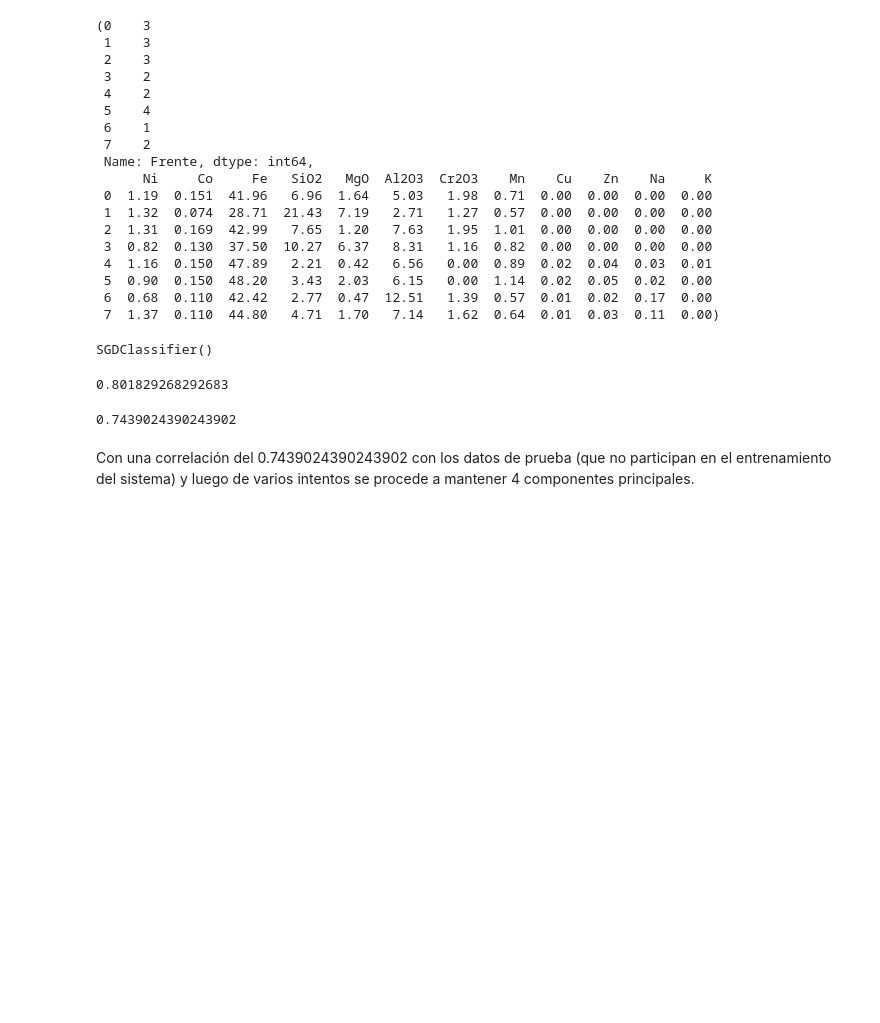
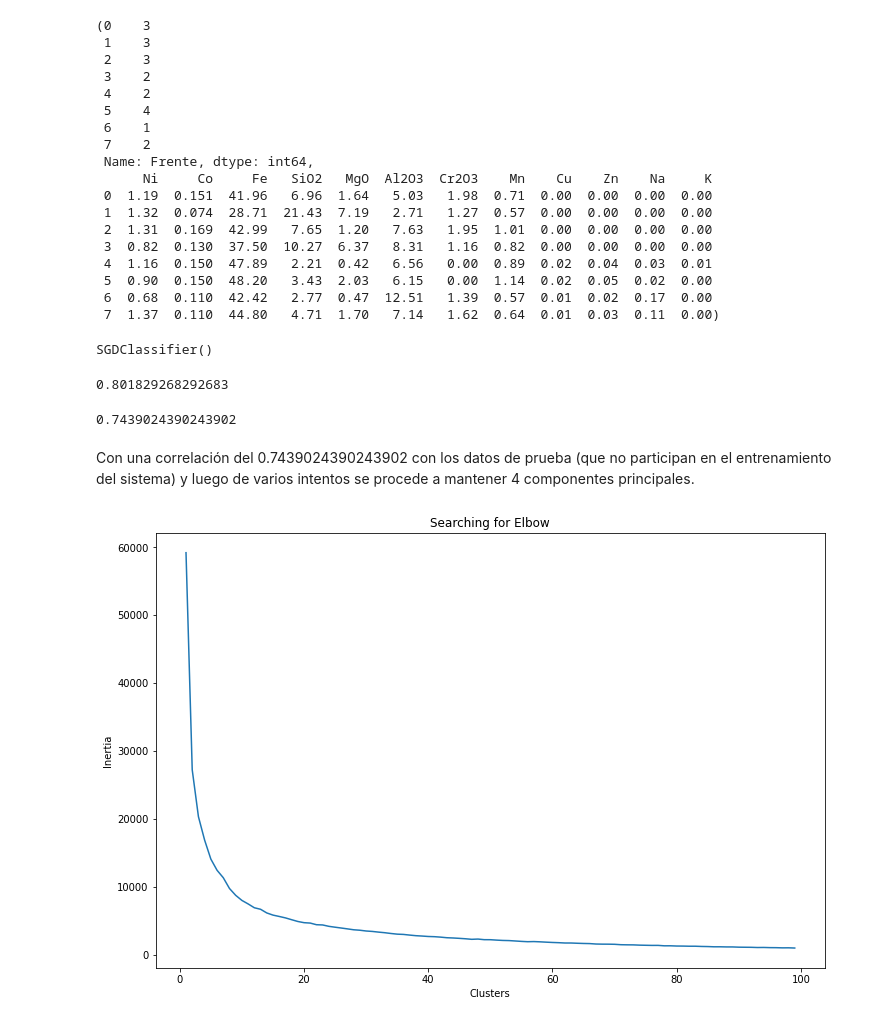
Before and after one commit to roxyconstantine-dev/Proyecto-Final-de-An-lisis-Datos, a Jupyter notebook: Borrador_Proyecto.ipynb, the cells around one changed output. Drawn from its saved outputs; the diff is of its cells as text; code cells hidden in the pictures; blank space fills up the shorter version.

```diff
--- a/Borrador_Proyecto.ipynb
+++ b/Borrador_Proyecto.ipynb
@@ -250,3 +250,29 @@ metrics.accuracy_score(y_test, pipe_test)
 0.7439024390243902
 # %% [markdown]
 Con una correlación del 0.7439024390243902 con los datos de prueba (que no participan en el entrenamiento del sistema) y luego de varios intentos se procede a mantener 4 componentes principales.
+# %%
+import seaborn as sn
+from sklearn.cluster import KMeans
+
+clusters = []
+
+for i in range(1, 100):
+    km = KMeans(n_clusters=i).fit(X)
+    clusters.append(km.inertia_)
+
+fig, ax = plt.subplots(figsize=(12, 8))
+sn.lineplot(x=list(range(1, 100)), y=clusters, ax=ax)
+ax.set_title('Searching for Elbow')
+ax.set_xlabel('Clusters')
+ax.set_ylabel('Inertia')
+
+# Annotate arrow
+ax.annotate('Possible Elbow Point', xy=(3, 140000), xytext=(3, 50000), xycoords='data',
+             arrowprops=dict(arrowstyle='->', connectionstyle='arc3', color='blue', lw=2))
+
+ax.annotate('Possible Elbow Point', xy=(5, 80000), xytext=(5, 150000), xycoords='data',
+             arrowprops=dict(arrowstyle='->', connectionstyle='arc3', color='blue', lw=2))
+
+plt.show()
+# %% [output]
+[figure, added]
```
Also changed, not shown: parts of 4 cells of this notebook.
